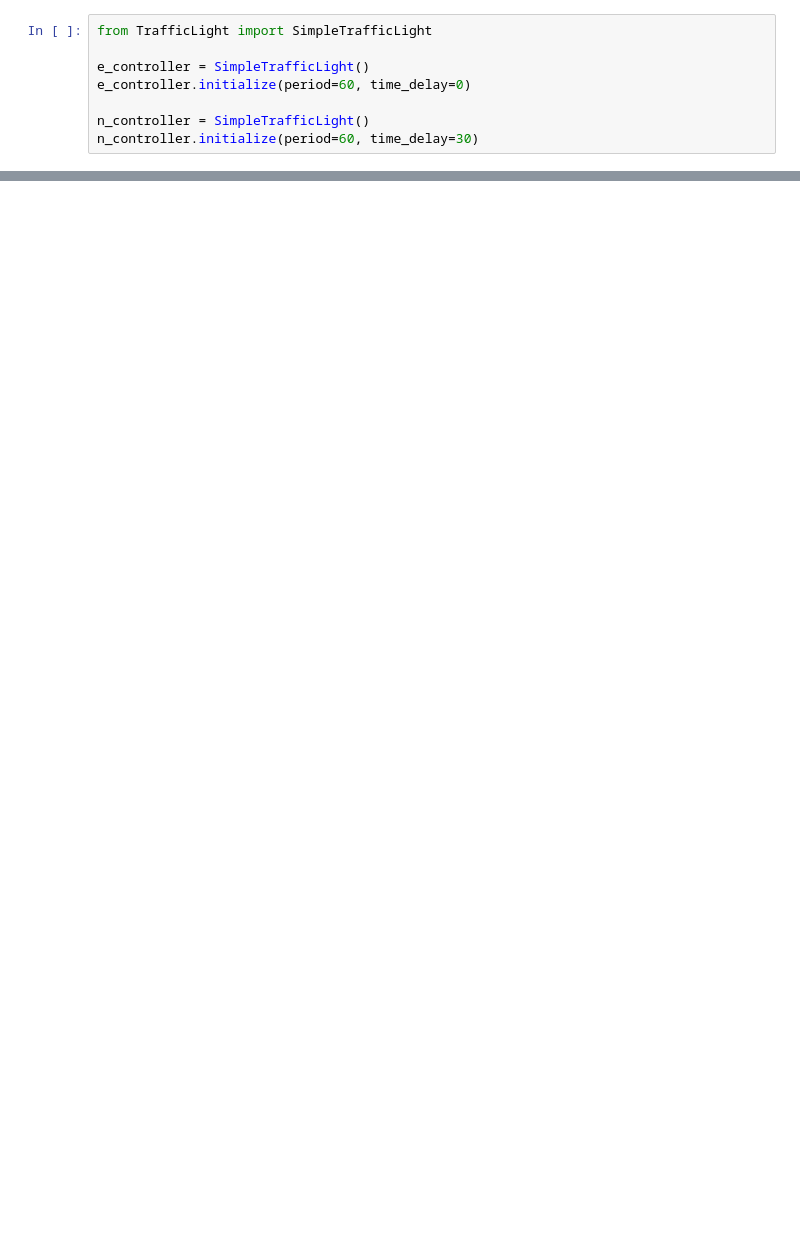
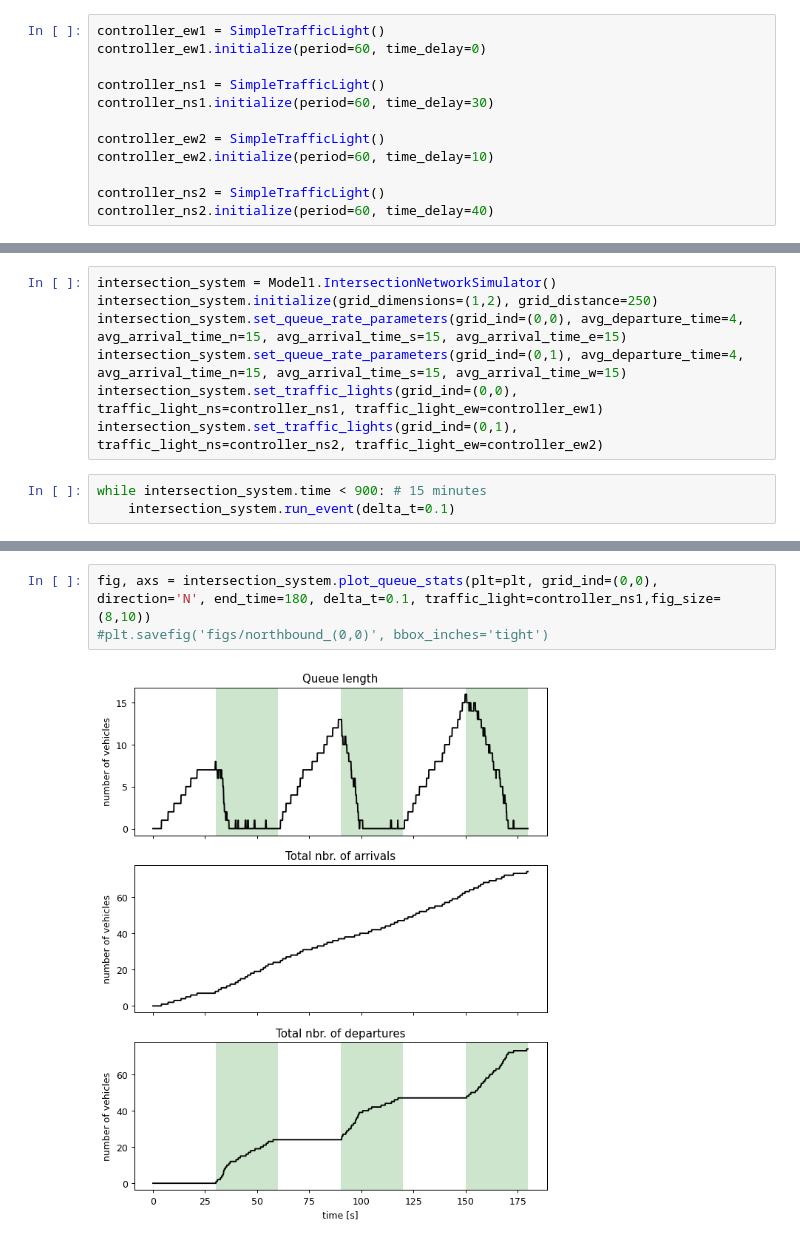
Before and after one commit to KingJohanna/vehicle-traffic-congestion-control, a Jupyter notebook: Simulation.ipynb, the cells around one changed output, grey strips where cells are left out. Saved outputs shown, nothing was run; the diff lists cells and outputs as text; blank space fills up the shorter version.

Commit message:
Reworked implementation of simulation framework. Simulates arbitrary grid networks.

```diff
--- a/Simulation.ipynb
+++ b/Simulation.ipynb
@@ -14,8 +9,12 @@ import numpy as np
 # %%
-from TrafficLight import SimpleTrafficLight
+controller_ew1 = SimpleTrafficLight()
+controller_ew1.initialize(period=60, time_delay=0)
 
-e_controller = SimpleTrafficLight()
-e_controller.initialize(period=60, time_delay=0)
+controller_ns1 = SimpleTrafficLight()
+controller_ns1.initialize(period=60, time_delay=30)
 
-n_controller = SimpleTrafficLight()
-n_controller.initialize(period=60, time_delay=30)
+controller_ew2 = SimpleTrafficLight()
+controller_ew2.initialize(period=60, time_delay=10)
+
+controller_ns2 = SimpleTrafficLight()
+controller_ns2.initialize(period=60, time_delay=40)
@@ -332,0 +25,10 @@ plt.savefig('figs/queue_length_saturation_rate.png', bbox_inches='tight')
+# %%
+intersection_system = Model1.IntersectionNetworkSimulator()
+intersection_system.initialize(grid_dimensions=(1,2), grid_distance=250)
+intersection_system.set_queue_rate_parameters(grid_ind=(0,0), avg_departure_time=4, avg_arrival_time_n=15, avg_arrival_time_s=15, avg_arrival_time_e=15)
+intersection_system.set_queue_rate_parameters(grid_ind=(0,1), avg_departure_time=4, avg_arrival_time_n=15, avg_arrival_time_s=15, avg_arrival_time_w=15)
+intersection_system.set_traffic_lights(grid_ind=(0,0), traffic_light_ns=controller_ns1, traffic_light_ew=controller_ew1)
+intersection_system.set_traffic_lights(grid_ind=(0,1), traffic_light_ns=controller_ns2, traffic_light_ew=controller_ew2)
+# %%
+while intersection_system.time < 900: # 15 minutes
+    intersection_system.run_event(delta_t=0.1)
@@ -332,0 +42,5 @@ plt.savefig('figs/queue_length_saturation_rate.png', bbox_inches='tight')
+# %%
+fig, axs = intersection_system.plot_queue_stats(plt=plt, grid_ind=(0,0), direction='N', end_time=180, delta_t=0.1, traffic_light=controller_ns1,fig_size=(8,10))
+#plt.savefig('figs/northbound_(0,0)', bbox_inches='tight')
+# %% [output]
+[figure, added]
```
Also changed, not shown: parts of 30 cells of this notebook, 5 other files.
